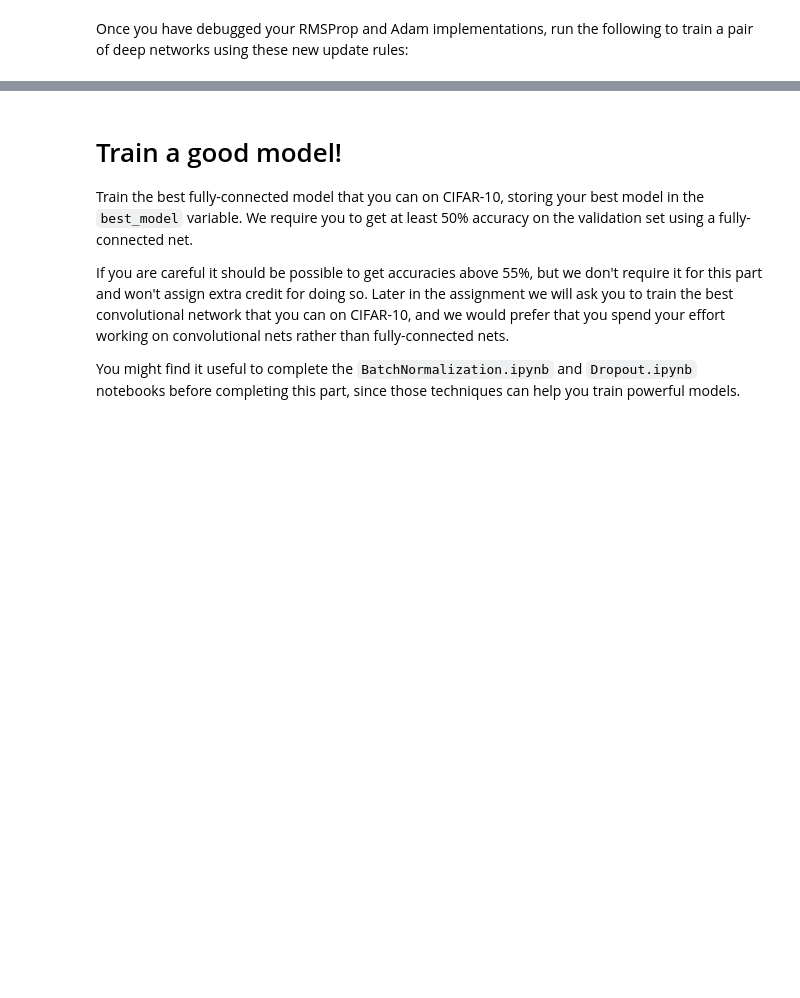
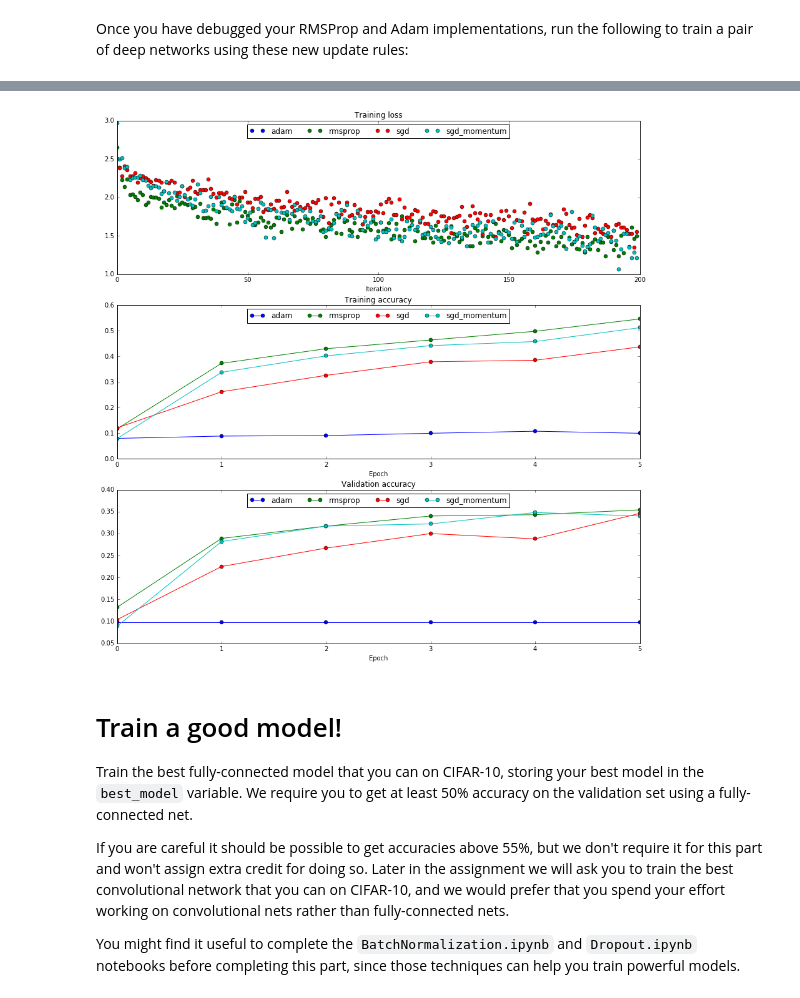
Before and after one commit to tongda/cs231n_2016_homework, a Jupyter notebook: assignment2/FullyConnectedNets.ipynb, the cells around one changed output, grey strips where cells are left out. Drawn from its saved outputs; the diff is of its cells as text; code cells hidden in the pictures; blank space fills up the shorter version.

```diff
--- a/assignment2/FullyConnectedNets.ipynb
+++ b/assignment2/FullyConnectedNets.ipynb
@@ -698,7 +736,7 @@ plt.subplot(3, 1, 3)
 plt.title('Validation accuracy')
 plt.xlabel('Epoch')
 
-for update_rule, solver in solvers.iteritems():
+for update_rule, solver in solvers.items():
   plt.subplot(3, 1, 1)
   plt.plot(solver.loss_history, 'o', label=update_rule)
 
@@ -713,3 +751,4 @@ for i in [1, 2, 3]:
   plt.legend(loc='upper center', ncol=4)
 plt.gcf().set_size_inches(15, 15)
 plt.show()
+# %% [output]
@@ -716,3 +772,4 @@ plt.show()
+[figure, added]
 # %% [markdown]
 # Train a good model!
 Train the best fully-connected model that you can on CIFAR-10, storing your best model in the `best_model` variable. We require you to get at least 50% accuracy on the validation set using a fully-connected net.
```
Also changed, not shown: parts of 17 cells of this notebook, 6 other files.
